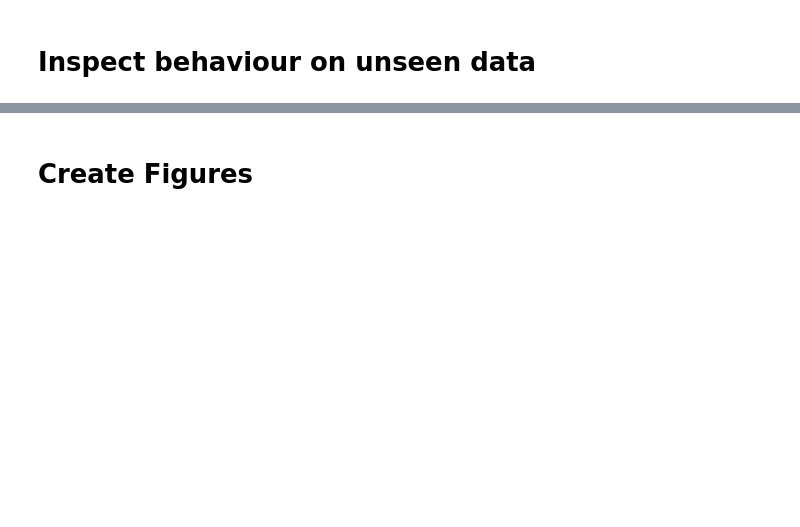
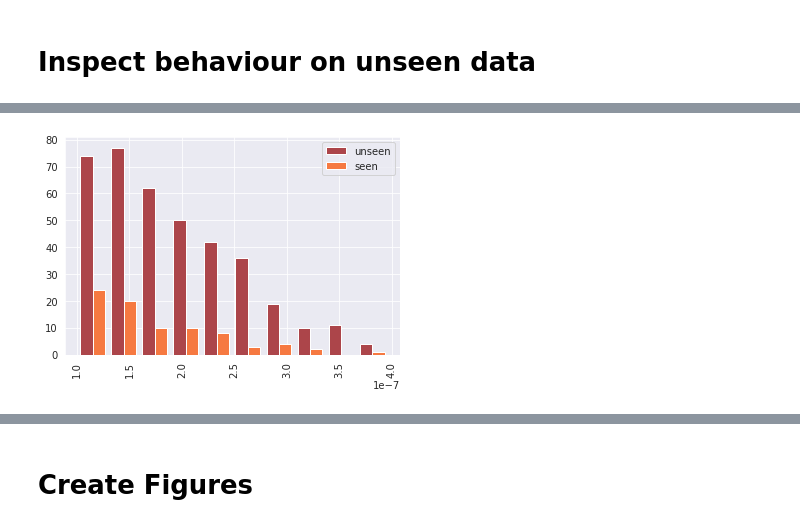
Before and after one commit to stefanwezel/urdtc, a Jupyter notebook: uRDTC.ipynb, the cells around one changed output, grey strips where cells are left out. Drawn from its saved outputs; the diff is of its cells as text; code cells hidden in the pictures; blank space fills up the shorter version.

```diff
--- a/uRDTC.ipynb
+++ b/uRDTC.ipynb
@@ -33,8 +33,8 @@ Let's load and convert the data, so we can use it later.
 DATASETS = ['cifar10', 'mnist', 'cub', 'awa2',
             'imagenetfeatures', 'apyfeatures', 'zero_shot_cub']
 # dataset = 'awa2'
-dataset = 'cub'
-# dataset = 'zero_shot_cub'
+# dataset = 'cub'
+dataset = 'zero_shot_cub'
 
 data_path = '/home/swezel/projects/urdtc/data/'
 figure_path = data_path + '../thesis/images/'
@@ -1535,7 +1535,7 @@ cnn_out_size = 2048
 
 # initiate the observer classifier model
 model = OC('xoc', len(classes), 'dropoutcnn', in_channels,
-            cnn_out_size, dataset, 3, 40, # 13 worked
+            cnn_out_size, dataset, 2, 40, # 13 worked
             attribute_size, attribute_mtx, attribute_coef,
             hidden_size, tau_initial=5,
             use_pretrained=False, shallow=False)
@@ -1597,8 +1597,8 @@ model.set_optimizer(optimizer)
 model.set_scheduler(scheduler)
 ##h
 # model.strategy = 'randRDTC'
-# model.strategy = 'remRDTC'
-model.strategy = 'extRDTC'
+model.strategy = 'remRDTC'
+# model.strategy = 'extRDTC'
 ##hook
 # model.strategy = 'aRDTC'
 # %% [markdown]
@@ -1618,8 +1618,8 @@ model.strategy = 'extRDTC'
 # %%
 in_channels, cnn_out_size, log_freq = get_dataset_config(dataset, 'cnn', 40 )
 # cnn_out_size=2048
-model.load_state_dict(torch.load(data_path + '/../log/extRDTC_best_agg.pth'))#,  map_location=lambda storage, loc: storage)
-model.cnn.load_state_dict(torch.load(data_path + '/../log/extRDTC_best_agg_vision_model.pth'))
+model.load_state_dict(torch.load(data_path + '/../log/zero_shot_remRDTC_best_agg.pth'))#,  map_location=lambda storage, loc: storage)
+model.cnn.load_state_dict(torch.load(data_path + '/../log/zero_shot_remRDTC_best_agg_vision_model.pth'))
 # model.train()
 # model.eval()
 # print(model.n_possible_states)
@@ -1722,48 +1698,49 @@ for i, class_prob in enumerate(class_probs):
 # %%
-# # cell 3
-# # plt.hist(unseen_sigmas)
-# # plt.hist(seen_sigmas)
-# # plt.hist(unseen_sigmas_means)
-# # plt.hist(seen_sigmas_means)
-# print(len(seen_sigmas))
-# print(len(unseen_sigmas))
+# cell 3
+# plt.hist(unseen_sigmas)
+# plt.hist(seen_sigmas)
+# plt.hist(unseen_sigmas_means)
+# plt.hist(seen_sigmas_means)
+print(len(seen_sigmas))
+print(len(unseen_sigmas))
 
-# new_seen_sigmas = seen_sigmas#[sigma for sigma in seen_sigmas if sigma>0.00001]
-# new_unseen_sigmas = unseen_sigmas#[sigma for sigma in unseen_sigmas if sigma>0.00001]
-# # plt.hist(np.array(unseen_sigmas_means),
-# #          bins = np.arange(0.0, 0.005, 0.001),
-# #          color='#AC454A',
-# #          density=True,
-# #          label='unseen',
-# #          weights=np.ones_like(np.array(unseen_sigmas_means)))
+new_seen_sigmas = [sigma for sigma in seen_sigmas if sigma>0.0000001]
+new_unseen_sigmas = [sigma for sigma in unseen_sigmas if sigma>0.0000001]
+# plt.hist(np.array(unseen_sigmas_means),
+#          bins = np.arange(0.0, 0.005, 0.001),
+#          color='#AC454A',
+#          density=True,
+#          label='unseen',
+#          weights=np.ones_like(np.array(unseen_sigmas_means)))
 
-# # plt.hist(np.array(seen_sigmas_means),
-# # #          bins = np.arange(0.075, 0.15, 0.0025),
-# #          bins = np.arange(0.0, 0.005, 0.001),
-# #          color='#F67941',
-# #          density=True,
-# #          label='seen',
-# #          alpha=0.7
-# #         )
-
-# # sns.set(rc={'figure.figsize':(12,10)})
-
-# plt.hist([np.array(new_unseen_sigmas), np.array(new_seen_sigmas)],
-# #          bins = np.arange(0.001, 0.005, 0.001),
-#          color=['#AC454A','#F67941'],
-# #          density=[True, True],
-#          label=['unseen', 'seen'],
-# #          weights=[np.ones_like(np.array(unseen_sigmas_means)),np.ones_like(np.array(unseen_sigmas_means))]
+# plt.hist(np.array(seen_sigmas_means),
+# #          bins = np.arange(0.075, 0.15, 0.0025),
+#          bins = np.arange(0.0, 0.005, 0.001),
+#          color='#F67941',
+#          density=True,
+#          label='seen',
+#          alpha=0.7
 #         )
 
+# sns.set(rc={'figure.figsize':(12,10)})
 
-# plt.legend()
-# # plt.savefig(figure_path + 'zero_shot_class_uncertainty_hist.pdf',bbox_inches='tight')
+plt.hist([np.array(new_unseen_sigmas), np.array(new_seen_sigmas)],
+#          bins = np.arange(0.001, 0.005, 0.001),
+         color=['#AC454A','#F67941'],
+#          density=[True, True],
+         label=['unseen', 'seen'],
+#          weights=[np.ones_like(np.array(unseen_sigmas_means)),np.ones_like(np.array(unseen_sigmas_means))]
+        )
 
 
+plt.legend()
+plt.savefig(figure_path + 'zero_shot_class_uncertainty_hist_medians.pdf',bbox_inches='tight')
+plt.xticks(rotation=90)
 
-# print(trainer.mean_attr_accs)
-# print()
-# print(trainer.mean_drop_ratio)
-# print()
-# print(trainer.mean_sigmas)
+
+print(trainer.mean_attr_accs)
+print()
+print(trainer.mean_drop_ratio)
+print()
+print(trainer.mean_sigmas)
+# %% [output]
@@ -1770 +1754,2 @@ for i, class_prob in enumerate(class_probs):
+[figure, added]
 # %%
```
Also changed, not shown: parts of 6 cells of this notebook, 2 other files.
